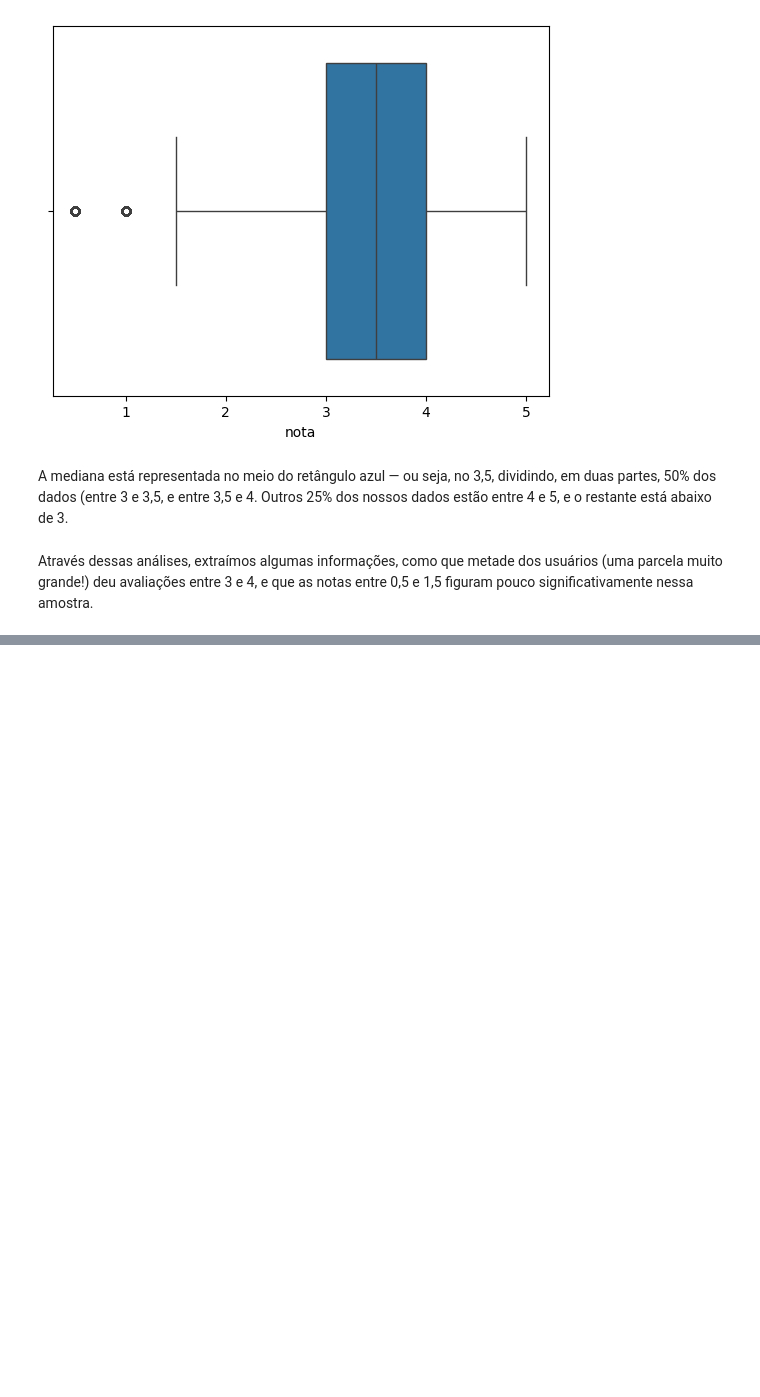
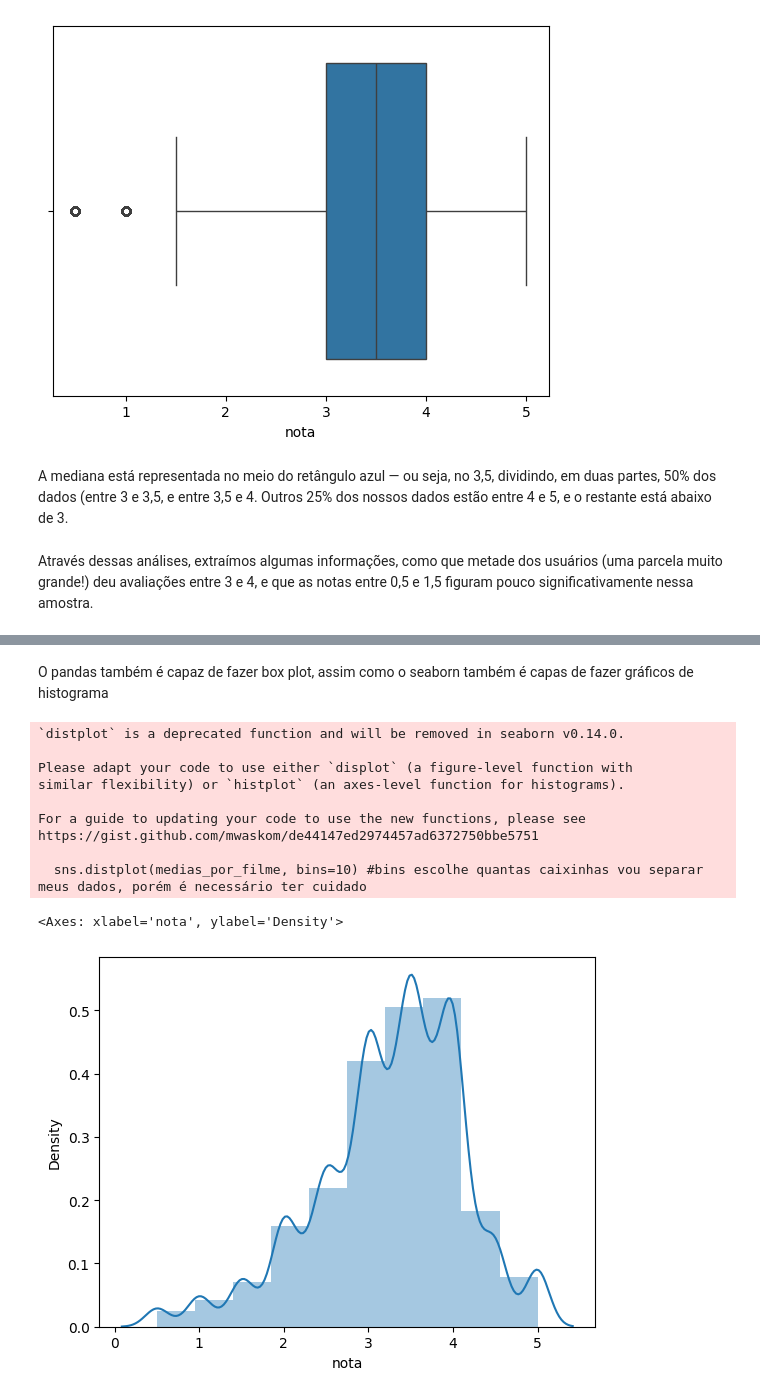
Before and after one commit to barbnrosa/data-science, a Jupyter notebook: analise-visualizacao-dados.ipynb, the cells around one changed output, grey strips where cells are left out. Saved outputs shown, nothing was run; the diff lists cells and outputs as text; code cells hidden in the pictures; blank space fills up the shorter version.

```diff
--- a/analise-visualizacao-dados.ipynb
+++ b/analise-visualizacao-dados.ipynb
@@ -181,0 +307,16 @@ Através dessas análises, extraímos algumas informações, como que metade dos
+# %% [markdown]
+O pandas também é capaz de fazer box plot, assim como o seaborn também é capas de fazer gráficos de histograma
+# %%
+sns.distplot(medias_por_filme, bins=10) #bins escolhe quantas caixinhas vou separar meus dados, porém é necessário ter cuidado
+# %% [output]
+`distplot` is a deprecated function and will be removed in seaborn v0.14.0.
+
+Please adapt your code to use either `displot` (a figure-level function with
+similar flexibility) or `histplot` (an axes-level function for histograms).
+
+For a guide to updating your code to use the new functions, please see
+https://gist.github.com/mwaskom/de44147ed2974457ad6372750bbe5751
+
+  sns.distplot(medias_por_filme, bins=10) #bins escolhe quantas caixinhas vou separar meus dados, porém é necessário ter cuidado
+<Axes: xlabel='nota', ylabel='Density'>
+[figure, added]
```
Also changed, not shown: parts of 25 cells of this notebook, 1 other file.
